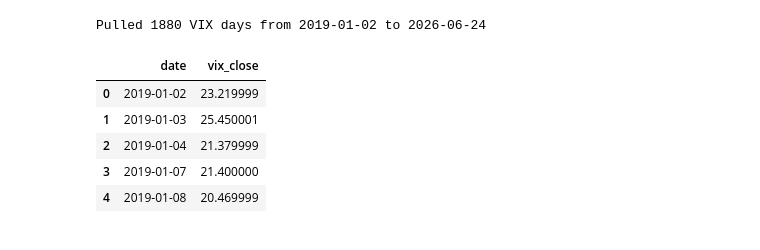
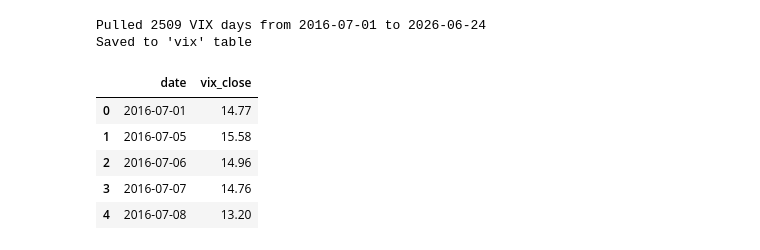
Before and after one commit to SaiKunapuli/earnings-call-analyst, a Jupyter notebook: notebooks/01_pull_prices.ipynb, the cells around one changed output. Cells and saved outputs as stored; diff of their text form; code cells hidden in the pictures.

```diff
--- a/notebooks/01_pull_prices.ipynb
+++ b/notebooks/01_pull_prices.ipynb
@@ -4,9 +4,17 @@ import pandas as pd
 import sqlite3
 from datetime import datetime
 # %%
-TICKERS = ['MSFT', 'GOOGL', 'META', 'AMZN', 'NVDA', 'AMD',
-           'INTC', 'CRM', 'ORCL', 'ADBE', 'CSCO', 'IBM', 'NOW', 'NFLX']
-BENCHMARKS = ['SPY', 'XLK']
-START_DATE = '2019-01-01'
-END_DATE = '2026-06-25'
+import sys
+sys.path.insert(0, '..')
+from src.config import (TICKERS as CORE_TICKERS, BENCHMARKS,
+                        START_DATE, END_DATE, get_hf_universe)
+
+# Extend the curated 57-name universe with every ticker that has an
+# ingested HF transcript (run 02b_ingest_hf_transcripts.ipynb first to
+# unlock the full ~685-name universe).
+USE_HF_UNIVERSE = True
+hf_universe = get_hf_universe('../data/market.db') if USE_HF_UNIVERSE else []
+TICKERS = sorted(set(CORE_TICKERS) | set(hf_universe))
 ALL_SYMBOLS = TICKERS + BENCHMARKS
+print(f'Universe: {len(TICKERS)} tickers + {len(BENCHMARKS)} benchmarks '
+      f'({len(hf_universe)} from HF transcript ingest)')
@@ -169,20 +303,27 @@ Saved 434 rows to 'earnings' table
 # %%
 import yfinance as yf
 vix_raw = yf.download('^VIX', start=START_DATE, end=END_DATE,
                       auto_adjust=True, progress=False)
 vix_df = vix_raw['Close'].reset_index()
 vix_df.columns = ['date', 'vix_close']
 vix_df['date'] = pd.to_datetime(vix_df['date'])
 print(f"Pulled {len(vix_df)} VIX days "
       f"from {vix_df['date'].min().date()} to {vix_df['date'].max().date()}")
+
+# Persist — 03's pub_date-anchored return fallback reads this table
+conn = sqlite3.connect("../data/market.db")
+vix_df.to_sql('vix', conn, if_exists='replace', index=False)
+conn.close()
+print("Saved to 'vix' table")
 vix_df.head()
 # %% [output]
-Pulled 1880 VIX days from 2019-01-02 to 2026-06-24
+Pulled 2509 VIX days from 2016-07-01 to 2026-06-24
+Saved to 'vix' table
 |  | date | vix_close |
-| 0 | 2019-01-02 | 23.219999 |
-| 1 | 2019-01-03 | 25.450001 |
-| 2 | 2019-01-04 | 21.379999 |
-| 3 | 2019-01-07 | 21.400000 |
-| 4 | 2019-01-08 | 20.469999 |
+| 0 | 2016-07-01 | 14.77 |
+| 1 | 2016-07-05 | 15.58 |
+| 2 | 2016-07-06 | 14.96 |
+| 3 | 2016-07-07 | 14.76 |
+| 4 | 2016-07-08 | 13.20 |
 # %%
 import sqlite3
```
Also changed, not shown: parts of 15 cells of this notebook, 31 other files.
